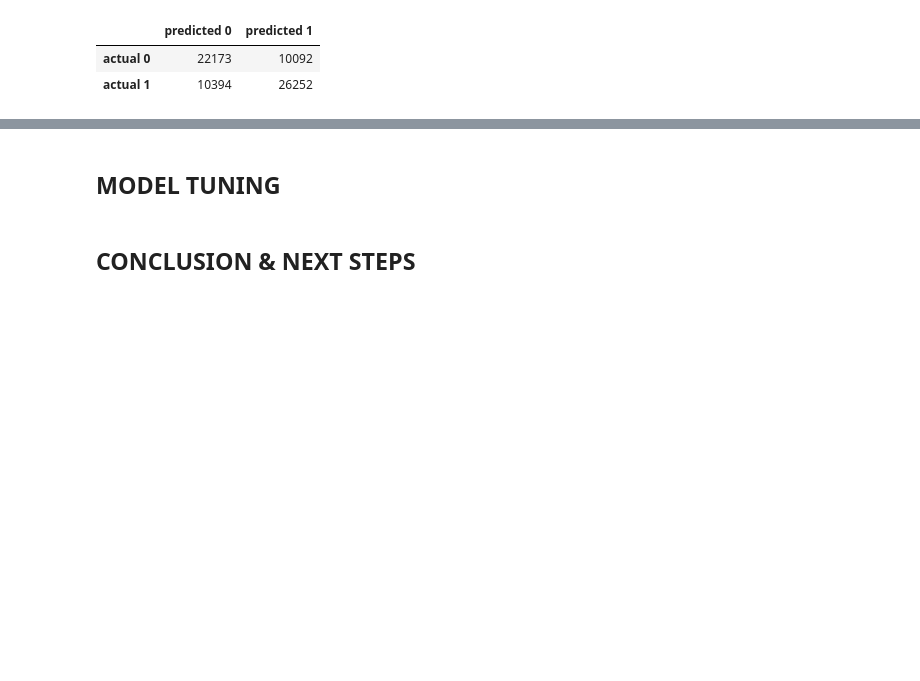
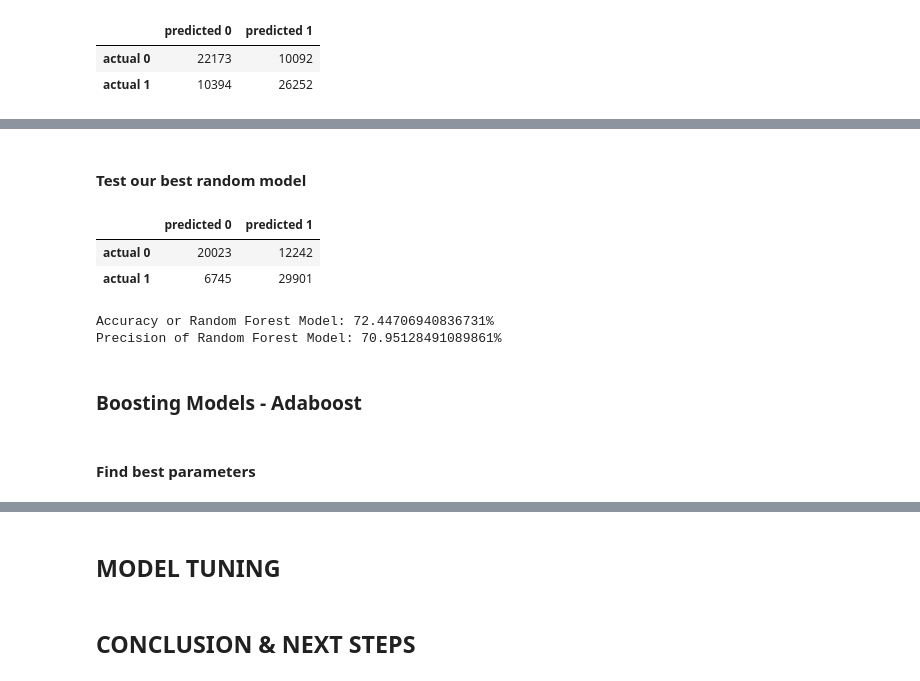
Before and after one commit to nateej1/kickstarter-campaign-classification, a Jupyter notebook: notebooks/04_reports/20190816-mlb-DRAFT-final-report.ipynb, the cells around one changed output, grey strips where cells are left out. Cells and saved outputs as stored; diff of their text form; code cells hidden in the pictures; blank space fills up the shorter version.

Commit message:
save model that is up to 80% precision

```diff
--- a/notebooks/04_reports/20190816-mlb-DRAFT-final-report.ipynb
+++ b/notebooks/04_reports/20190816-mlb-DRAFT-final-report.ipynb
@@ -444,0 +473,14 @@ conf_matrix
+# %%
+steps = [('rfc', RandomForestClassifier())]
+
+pipeline = Pipeline(steps)
+
+parameters = {'rfc__n_estimators':list(range(1, 200, 5)),
+             'rfc__criterion': ['gini', 'entropy'],
+             'rfc__max_depth': list(range(1, 10, 1)),
+             'rfc__min_samples_split': list(range(2, 10, 1)),
+             'rfc__min_samples_leaf': list(range(1, 5, 1))}
+
+randomCV = RandomizedSearchCV(pipeline, parameters, cv=10)
+
+randomCV.fit(X_train, y_train)
@@ -444,0 +515,7 @@ conf_matrix
+# %%
+final_rfm = RandomForestClassifier(n_estimators=141,
+                                   min_samples_split=7,
+                                   min_samples_leaf=1,
+                                   max_depth=9,
+                                   criterion='entropy')
+final_rfm.fit(X_train, y_train)
@@ -444,0 +530,22 @@ conf_matrix
+# %% [markdown]
+#### Test our best random model
+# %%
+y_pred_rfm = final_rfm.predict(X_test)
+conf_matrix = pd.DataFrame(confusion_matrix(y_test, y_pred_rfm),
+                           index = ['actual 0', 'actual 1'],
+                           columns = ['predicted 0', 'predicted 1'])
+conf_matrix
+# %% [output]
+|  | predicted 0 | predicted 1 |
+| actual 0 | 20023 | 12242 |
+| actual 1 | 6745 | 29901 |
+# %%
+print('Accuracy of Random Forest Model: {}%'.format(accuracy_score(y_test, y_pred_rfm)*100))
+print('Precision of Random Forest Model: {}%'.format(precision_score(y_test, y_pred_rfm)*100))
+# %% [output]
+Accuracy or Random Forest Model: 72.44706940836731%
+Precision of Random Forest Model: 70.95128491089861%
+# %% [markdown]
+### Boosting Models - Adaboost
+# %% [markdown]
+#### Find best parameters
```
Also changed, not shown: parts of 24 cells of this notebook.
